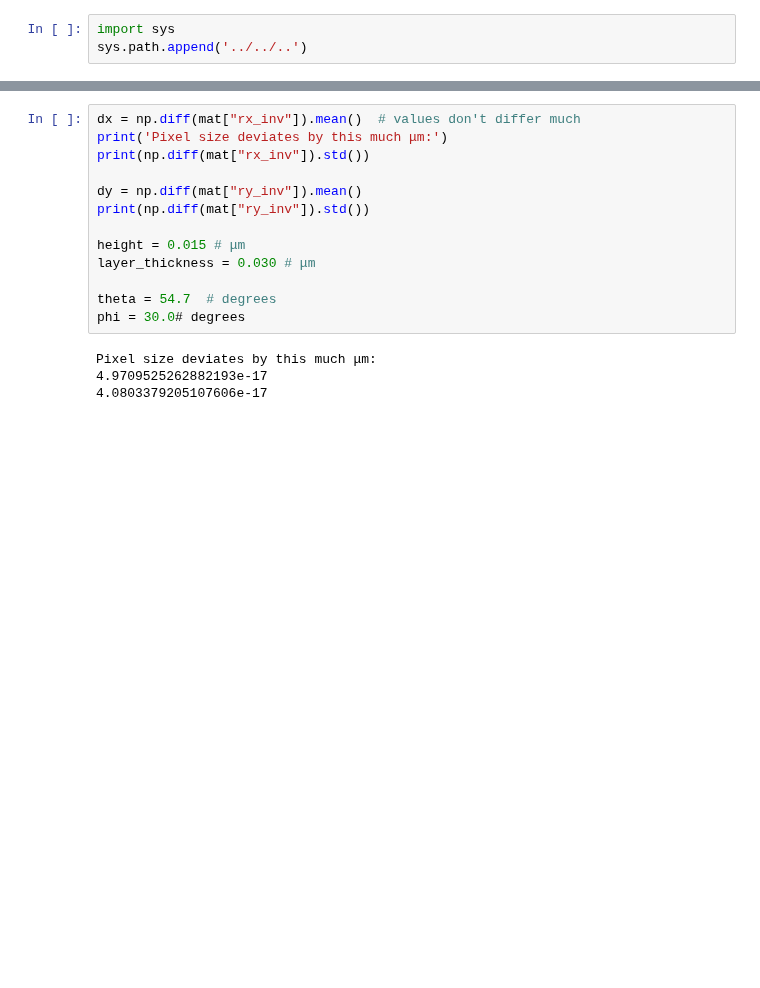
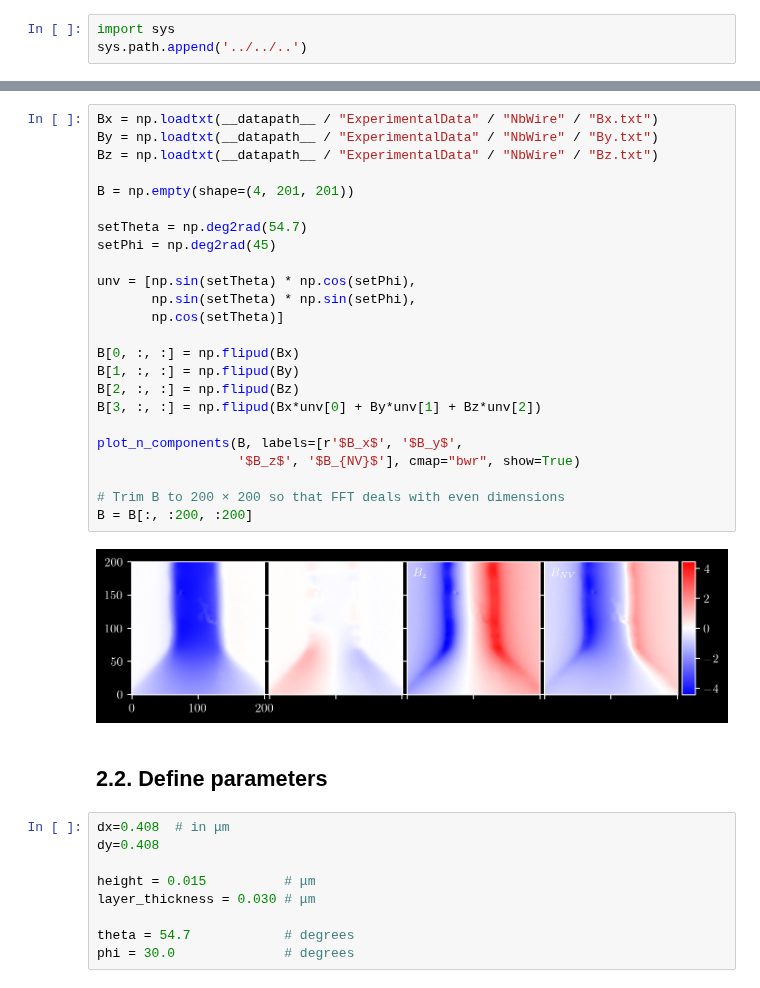
Before and after one commit to DavidBroadway/magrec, a Jupyter notebook: magrec/notebooks/Test Current Density Reconstruction/Current Reconstruction with Optimization Prototype.ipynb, the cells around one changed output, grey strips where cells are left out. Drawn from its saved outputs; the diff is of its cells as text; blank space fills up the shorter version.

```diff
--- a/magrec/notebooks/Test Current Density Reconstruction/Current Reconstruction with Optimization Prototype.ipynb
+++ b/magrec/notebooks/Test Current Density Reconstruction/Current Reconstruction with Optimization Prototype.ipynb
@@ -22,17 +35,37 @@ mat = load_matlab_data(__datapath__ / "ExperimentalData" / "Harvard" / "XY_Bnv_B
+# %%
+Bx = np.loadtxt(__datapath__ / "ExperimentalData" / "NbWire" / "Bx.txt")
+By = np.loadtxt(__datapath__ / "ExperimentalData" / "NbWire" / "By.txt")
+Bz = np.loadtxt(__datapath__ / "ExperimentalData" / "NbWire" / "Bz.txt")
+
+B = np.empty(shape=(4, 201, 201))
+
+setTheta = np.deg2rad(54.7)
+setPhi = np.deg2rad(45)
+
+unv = [np.sin(setTheta) * np.cos(setPhi),
+       np.sin(setTheta) * np.sin(setPhi),
+       np.cos(setTheta)]
+
+B[0, :, :] = np.flipud(Bx)
+B[1, :, :] = np.flipud(By)
+B[2, :, :] = np.flipud(Bz)
+B[3, :, :] = np.flipud(Bx*unv[0] + By*unv[1] + Bz*unv[2])
+
+plot_n_components(B, labels=[r'$B_x$', '$B_y$',
+                  '$B_z$', '$B_{NV}$'], cmap="bwr", show=True)
+
+# Trim B to 200 × 200 so that FFT deals with even dimensions
+B = B[:, :200, :200]
+# %% [output]
+[figure, added]
+# %% [markdown]
+## 2.2. Define parameters
 # %%
-dx = np.diff(mat["rx_inv"]).mean()  # values don't differ much
-print('Pixel size deviates by this much μm:')
-print(np.diff(mat["rx_inv"]).std())
+dx=0.408  # in μm
+dy=0.408
 
-dy = np.diff(mat["ry_inv"]).mean()
-print(np.diff(mat["ry_inv"]).std())
-
-height = 0.015 # μm
+height = 0.015          # μm
 layer_thickness = 0.030 # μm
 
-theta = 54.7  # degrees
-phi = 30.0# degrees
+theta = 54.7            # degrees
+phi = 30.0              # degrees
-# %% [output]
-Pixel size deviates by this much μm:
-4.9709525262882193e-17
-4.0803379205107606e-17
```
Also changed, not shown: parts of 32 cells of this notebook, 1 other file.
